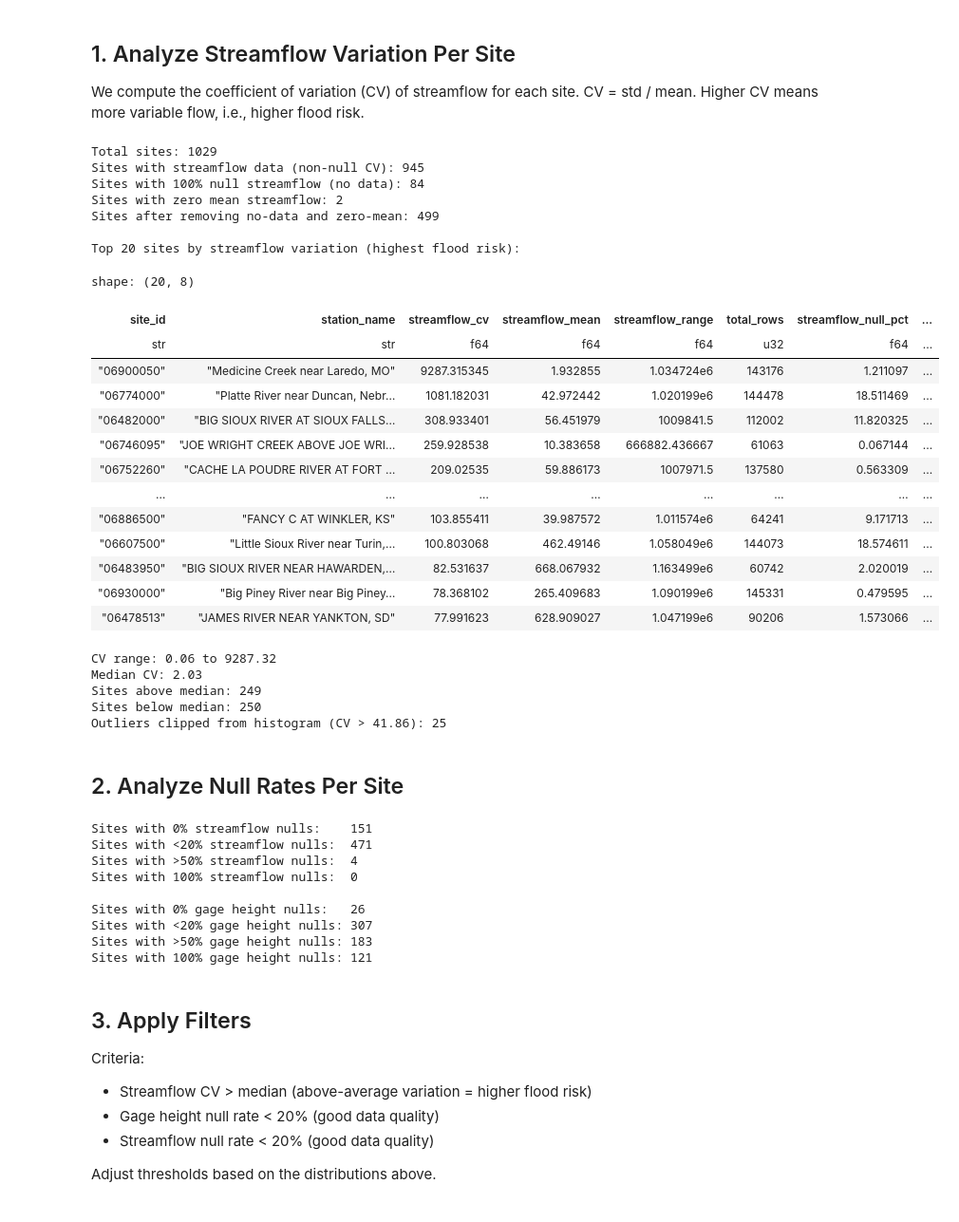
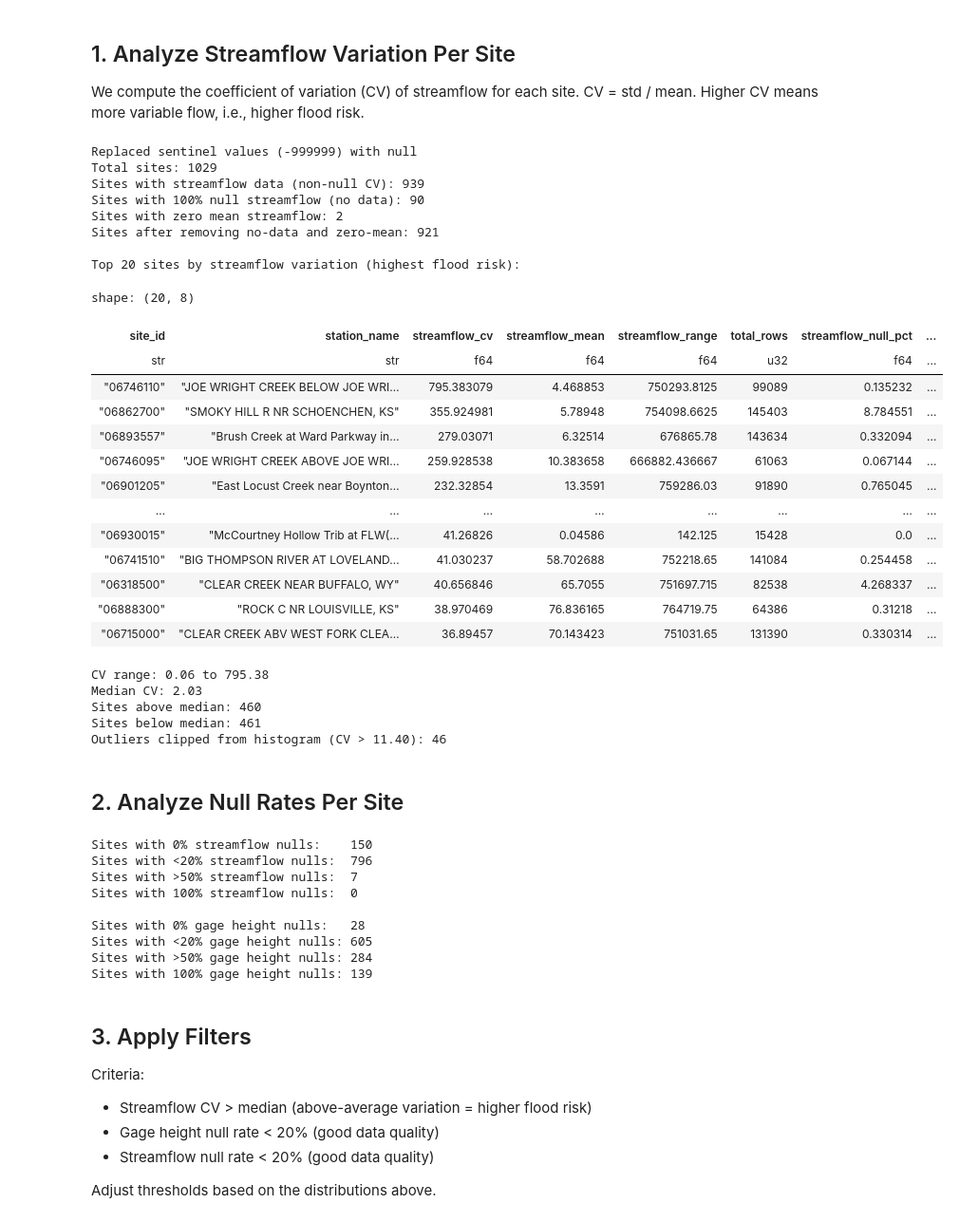
Before and after one commit to connorjsmith28/Flood-Forecasting, a Jupyter notebook: data_exploration/site_filtering.ipynb, the cells around one changed output. Shown at 95% size. Saved outputs shown, nothing was run; the diff lists cells and outputs as text; code cells hidden in the pictures.

Commit message:
Clean sentinel values and update filtered site list

```diff
--- a/data_exploration/site_filtering.ipynb
+++ b/data_exploration/site_filtering.ipynb
@@ -37,6 +36,13 @@ Date range: 2007-10-28 05:00:00+00:00 to 2026-02-03 18:00:00+00:00
 We compute the coefficient of variation (CV) of streamflow for each site.
 CV = std / mean. Higher CV means more variable flow, i.e., higher flood risk.
 # %%
+# Clean bad values: sentinels (-999999), polluted averages, and impossible negatives
+df = df.with_columns(
+    pl.when(pl.col("streamflow_cfs_mean") < 0).then(None).otherwise(pl.col("streamflow_cfs_mean")).alias("streamflow_cfs_mean"),
+    pl.when(pl.col("gage_height_ft_mean") < -100).then(None).otherwise(pl.col("gage_height_ft_mean")).alias("gage_height_ft_mean"),
+)
+print(f"Cleaned bad values: streamflow < 0 → null, gage height < -100 → null")
+
 # Compute streamflow statistics per site
 site_stats = df.group_by("site_id").agg(
     pl.col("streamflow_cfs_mean").mean().alias("streamflow_mean"),
@@ -65,47 +71,48 @@ site_stats = site_stats.with_columns(
     (pl.col("temp_nulls") / pl.col("total_rows") * 100).alias("temp_null_pct"),
 )
 
 print(f"Total sites: {len(site_stats)}")
 print(f"Sites with streamflow data (non-null CV): {site_stats.filter(pl.col('streamflow_cv').is_not_null()).shape[0]}")
 print(f"Sites with 100% null streamflow (no data): {site_stats.filter(pl.col('streamflow_null_pct') == 100).shape[0]}")
 print(f"Sites with zero mean streamflow: {site_stats.filter(pl.col('streamflow_mean') == 0).shape[0]}")
 
 # Remove sites with no data or zero mean (zero mean causes inf CV)
 site_stats = site_stats.filter(
     pl.col("streamflow_cv").is_not_null()
     & pl.col("streamflow_cv").is_finite()
     & (pl.col("streamflow_mean") > 0)
 )
 print(f"Sites after removing no-data and zero-mean: {len(site_stats)}")
 
 # Show top 20 sites by CV
 print("\nTop 20 sites by streamflow variation (highest flood risk):")
 site_stats.select(
     "site_id", "station_name", "streamflow_cv", "streamflow_mean",
     "streamflow_range", "total_rows", "streamflow_null_pct", "gage_height_null_pct"
 ).sort("streamflow_cv", descending=True).head(20)
 # %% [output]
+Replaced sentinel values (-999999) with null
 Total sites: 1029
-Sites with streamflow data (non-null CV): 945
-Sites with 100% null streamflow (no data): 84
+Sites with streamflow data (non-null CV): 939
+Sites with 100% null streamflow (no data): 90
 Sites with zero mean streamflow: 2
-Sites after removing no-data and zero-mean: 499
+Sites after removing no-data and zero-mean: 921
 
 Top 20 sites by streamflow variation (highest flood risk):
 shape: (20, 8)
 | site_id | station_name | streamflow_cv | streamflow_mean | streamflow_range | total_rows | streamflow_null_pct | ... |
 | str | str | f64 | f64 | f64 | u32 | f64 | ... |
-| "06900050" | "Medicine Creek near Laredo, MO" | 9287.315345 | 1.932855 | 1.034724e6 | 143176 | 1.211097 | ... |
-| "06774000" | "Platte River near Duncan, Nebr… | 1081.182031 | 42.972442 | 1.020199e6 | 144478 | 18.511469 | ... |
-| "06482000" | "BIG SIOUX RIVER AT SIOUX FALLS… | 308.933401 | 56.451979 | 1009841.5 | 112002 | 11.820325 | ... |
+| "06746110" | "JOE WRIGHT CREEK BELOW JOE WRI… | 795.383079 | 4.468853 | 750293.8125 | 99089 | 0.135232 | ... |
+| "06862700" | "SMOKY HILL R NR SCHOENCHEN, KS" | 355.924981 | 5.78948 | 754098.6625 | 145403 | 8.784551 | ... |
+| "06893557" | "Brush Creek at Ward Parkway in… | 279.03071 | 6.32514 | 676865.78 | 143634 | 0.332094 | ... |
 | "06746095" | "JOE WRIGHT CREEK ABOVE JOE WRI… | 259.928538 | 10.383658 | 666882.436667 | 61063 | 0.067144 | ... |
-| "06752260" | "CACHE LA POUDRE RIVER AT FORT … | 209.02535 | 59.886173 | 1007971.5 | 137580 | 0.563309 | ... |
+| "06901205" | "East Locust Creek near Boynton… | 232.32854 | 13.3591 | 759286.03 | 91890 | 0.765045 | ... |
 | … | … | … | … | … | … | … | ... |
-| "06886500" | "FANCY C AT WINKLER, KS" | 103.855411 | 39.987572 | 1.011574e6 | 64241 | 9.171713 | ... |
-| "06607500" | "Little Sioux River near Turin,… | 100.803068 | 462.49146 | 1.058049e6 | 144073 | 18.574611 | ... |
-| "06483950" | "BIG SIOUX RIVER NEAR HAWARDEN,… | 82.531637 | 668.067932 | 1.163499e6 | 60742 | 2.020019 | ... |
-| "06930000" | "Big Piney River near Big Piney… | 78.368102 | 265.409683 | 1.090199e6 | 145331 | 0.479595 | ... |
-| "06478513" | "JAMES RIVER NEAR YANKTON, SD" | 77.991623 | 628.909027 | 1.047199e6 | 90206 | 1.573066 | ... |
+| "06930015" | "McCourtney Hollow Trib at FLW(… | 41.26826 | 0.04586 | 142.125 | 15428 | 0.0 | ... |
+| "06741510" | "BIG THOMPSON RIVER AT LOVELAND… | 41.030237 | 58.702688 | 752218.65 | 141084 | 0.254458 | ... |
+| "06318500" | "CLEAR CREEK NEAR BUFFALO, WY" | 40.656846 | 65.7055 | 751697.715 | 82538 | 4.268337 | ... |
+| "06888300" | "ROCK C NR LOUISVILLE, KS" | 38.970469 | 76.836165 | 764719.75 | 64386 | 0.31218 | ... |
+| "06715000" | "CLEAR CREEK ABV WEST FORK CLEA… | 36.89457 | 70.143423 | 751031.65 | 131390 | 0.330314 | ... |
 # %%
 # Distribution of streamflow CV
 cv_data = site_stats.to_pandas()
@@ -146,11 +153,11 @@ print(f"Sites above median: {len(cv_data[cv_data['streamflow_cv'] > median_cv])}
 print(f"Sites below median: {len(cv_data[cv_data['streamflow_cv'] <= median_cv])}")
 print(f"Outliers clipped from histogram (CV > {p95:.2f}): {n_outliers}")
 # %% [output]
-CV range: 0.06 to 9287.32
+CV range: 0.06 to 795.38
 Median CV: 2.03
-Sites above median: 249
-Sites below median: 250
-Outliers clipped from histogram (CV > 41.86): 25
+Sites above median: 460
+Sites below median: 461
+Outliers clipped from histogram (CV > 11.40): 46
 # %% [markdown]
 ## 2. Analyze Null Rates Per Site
 # %%
@@ -182,15 +189,15 @@ print(f"Sites with <20% gage height nulls: {len(null_data[null_data['gage_height
 print(f"Sites with >50% gage height nulls: {len(null_data[null_data['gage_height_null_pct'] > 50])}")
 print(f"Sites with 100% gage height nulls: {len(null_data[null_data['gage_height_null_pct'] == 100])}")
 # %% [output]
-Sites with 0% streamflow nulls:    151
-Sites with <20% streamflow nulls:  471
-Sites with >50% streamflow nulls:  4
+Sites with 0% streamflow nulls:    150
+Sites with <20% streamflow nulls:  796
+Sites with >50% streamflow nulls:  7
 Sites with 100% streamflow nulls:  0
 
-Sites with 0% gage height nulls:   26
-Sites with <20% gage height nulls: 307
-Sites with >50% gage height nulls: 183
-Sites with 100% gage height nulls: 121
+Sites with 0% gage height nulls:   28
+Sites with <20% gage height nulls: 605
+Sites with >50% gage height nulls: 284
+Sites with 100% gage height nulls: 139
 # %% [markdown]
 ## 3. Apply Filters
 
```
Also changed, not shown: parts of 6 cells of this notebook, 2 other files.
